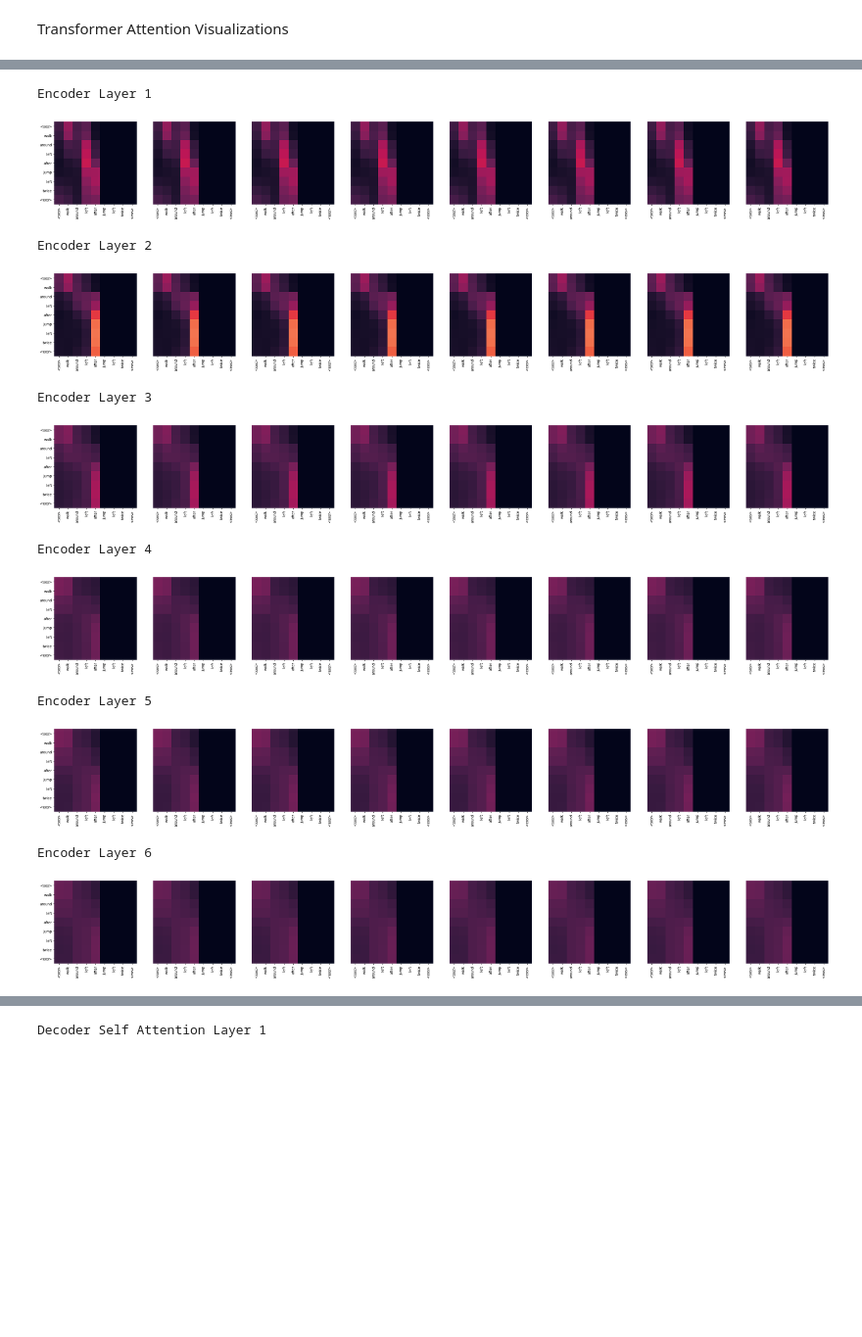
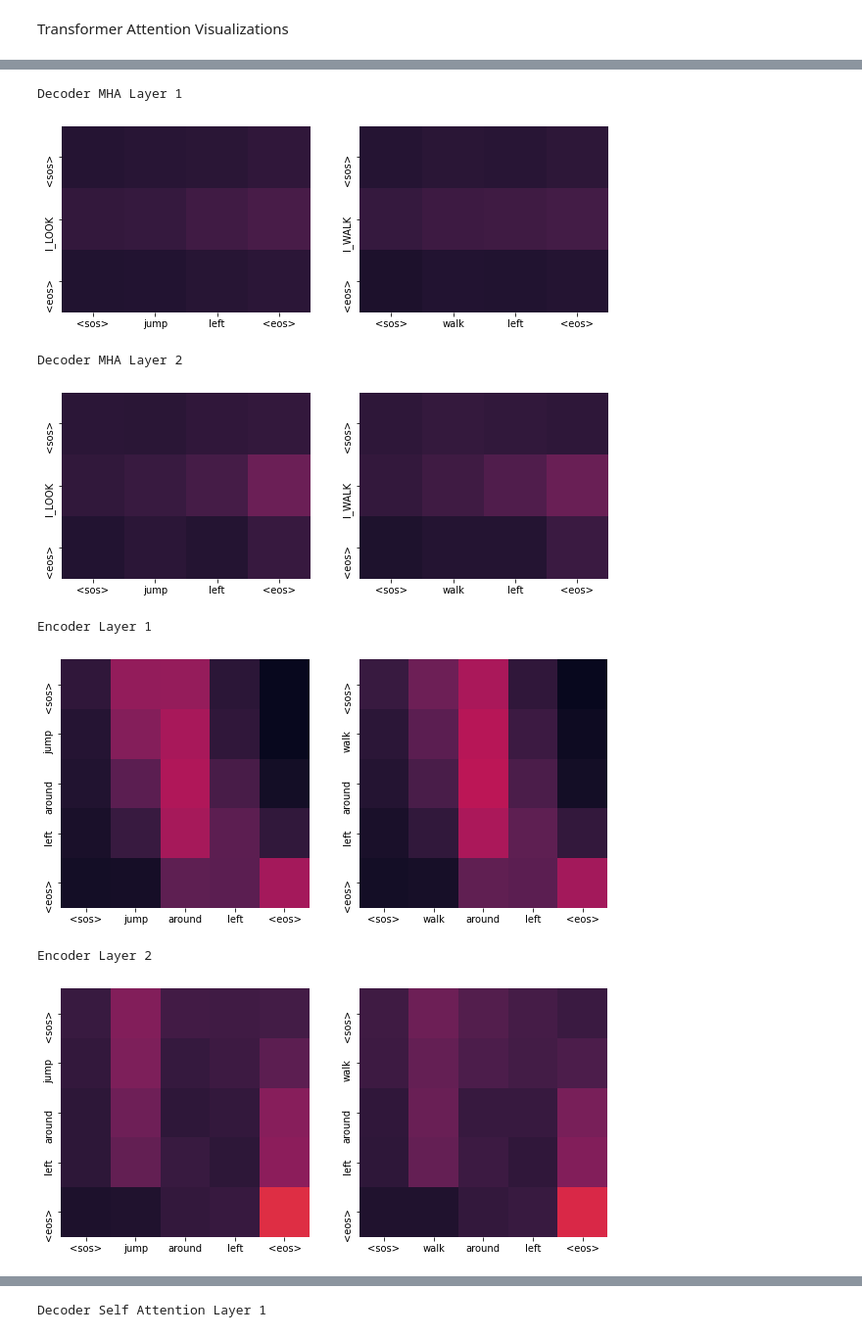
Before and after one commit to ayushchakravarthy/language_compositionality, a Jupyter notebook: Plot.ipynb, the cells around one changed output, grey strips where cells are left out. Shown at 98% size. Drawn from its saved outputs; the diff is of its cells as text; code cells hidden in the pictures; blank space fills up the shorter version.

```diff
--- a/Plot.ipynb
+++ b/Plot.ipynb
@@ -2,6 +59,6 @@
 from data import build_scan
 import torch
 import numpy as np
-SRC, TRG, data, pos_data = build_scan(split='addjump', batch_size=64, device='cpu', use_pos=True)
+SRC, TRG, data, pos_data = build_scan(split='addjump', batch_size=64, device='cpu', use_pos=False)
 # %%
 src_txt = ['<sos> jump left <eos>', '<sos> walk left <eos>', '<sos> jump twice <eos>', '<sos> walk twice <eos>', '<sos> jump opposite left <eos>', '<sos> walk opposite left <eos>', '<sos> jump around left <eos>', '<sos> walk around left <eos>', '<sos> turn around right and jump around right twice <eos>', '<sos> turn around right and walk around right twice <eos>', '<sos> jump opposite right twice after jump left twice <eos>', '<sos> walk opposite right twice after walk left twice <eos>']
@@ -121,0 +176,7 @@ tensor([2, 4, 9, 4, 9, 4, 9, 3, 1, 1, 1, 1, 1, 1, 1, 1, 1, 1, 1, 1, 1, 1, 1, 1,
+# %%
+for layer in range(0, 2):
+    fig, axs = plt.subplots(1, 2, figsize=(10, 10))
+    print(f"Encoder Layer {layer + 1}")
+    for i in range(2):
+        draw(attn_wt.get('Encoder')[layer][i][:len(ss[i]), :len(ss[i])], ss[i], ss[i], ax=axs[i])
+    plt.show()
@@ -121,0 +188,8 @@ tensor([2, 4, 9, 4, 9, 4, 9, 3, 1, 1, 1, 1, 1, 1, 1, 1, 1, 1, 1, 1, 1, 1, 1, 1,
+# %%
+for layer in range(0, 2, 1):
+    fig, axs = plt.subplots(1, 2, figsize=(10, 10))
+    print(f"Decoder Self Attention Layer {layer + 1}")
+    for i in range(2):
+        draw(attn_wt.get('Decoder')[layer].get('Sublayer1')[i][:len(tt[i]), :len(tt[i])],
+             tt[i], tt[i], ax=axs[i])
+    plt.show()
@@ -122,32 +201,26 @@ tensor([2, 4, 9, 4, 9, 4, 9, 3, 1, 1, 1, 1, 1, 1, 1, 1, 1, 1, 1, 1, 1, 1, 1, 1,
+# %%
+for layer in range(0, 2, 1):
+    fig, axs = plt.subplots(1, 2, figsize=(10, 10))
+    print(f"Decoder MHA Layer {layer + 1}")
+    for i in range(2):
+        draw(attn_wt.get('Decoder')[layer].get('Sublayer2')[i][:len(predictions[i]), :len(ss[i])],
+             ss[i], predictions[i], ax=axs[i])
+    plt.show()
+# %% [output]
+Decoder MHA Layer 1
+[figure, added]
+Decoder MHA Layer 2
+[figure, added]
 # %%
-import matplotlib.pyplot as plt
-import seaborn
-
-%matplotlib inline
-
-def draw(data, x, y, ax):
-    seaborn.heatmap(data,
-                    xticklabels=x, square=True, yticklabels=y, vmin=0.0, vmax=1.0,
-                    cbar=False, ax=ax)
-
-
-for layer in range(0, 6):
-    fig, axs = plt.subplots(1, 8, figsize=(40, 40))
+for layer in range(0, 2):
+    fig, axs = plt.subplots(1, 2, figsize=(10, 10))
     print(f"Encoder Layer {layer + 1}")
-    for h in range(8):
-        draw(attn_wts[-1].get('Encoder')[layer][-1][:len(ss), :len(ss)], ss, ss if h == 0 else [], ax=axs[h])
+    for i in range(6, 8):
+        draw(attn_wt.get('Encoder')[layer][i][:len(ss[i]), :len(ss[i])], ss[i], ss[i], ax=axs[i-6])
     plt.show()
 # %% [output]
 Encoder Layer 1
-[figure, old version]
+[figure, new version]
 Encoder Layer 2
-[figure, old version]
+[figure, new version]
-Encoder Layer 3
-[figure, removed]
-Encoder Layer 4
-[figure, removed]
-Encoder Layer 5
-[figure, removed]
-Encoder Layer 6
-[figure, removed]
 # %%
```
Also changed, not shown: parts of 38 cells of this notebook, 2 other files.
